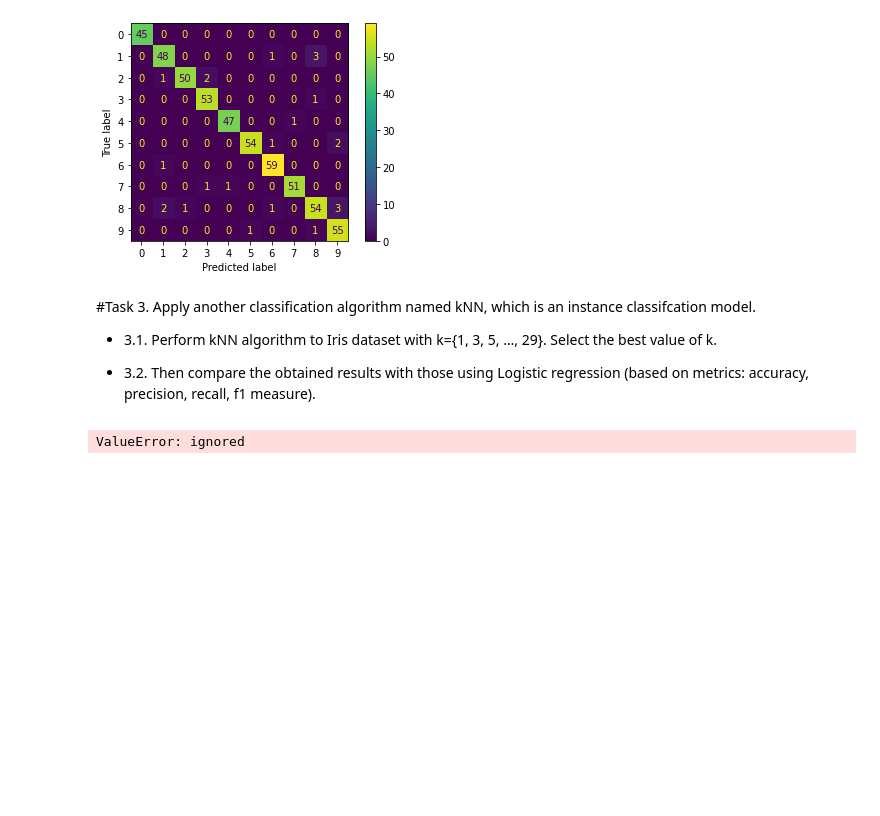
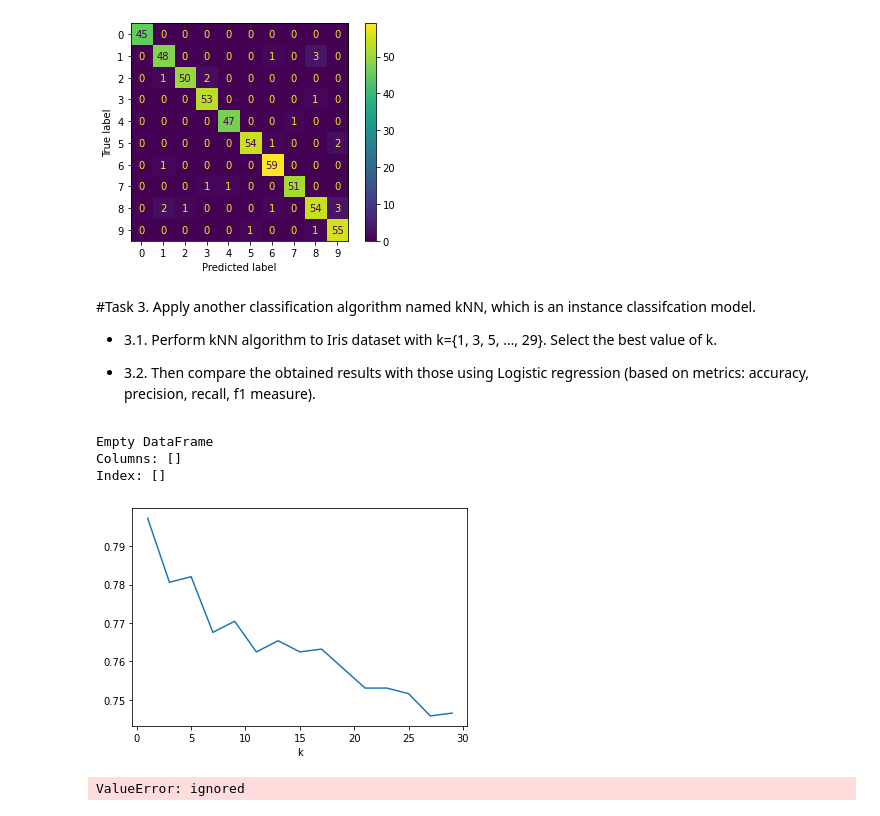
Before and after one commit to NguyenThiTrucMai/MayHoc, a Jupyter notebook: Lab_4_20130321_NguyenThiTrucMai.ipynb, the cells around one changed output. Saved outputs shown, nothing was run; the diff lists cells and outputs as text; code cells hidden in the pictures; blank space fills up the shorter version.

```diff
--- a/Lab_4_20130321_NguyenThiTrucMai.ipynb
+++ b/Lab_4_20130321_NguyenThiTrucMai.ipynb
@@ -171,31 +171,36 @@ Apply another classification algorithm named kNN, which is an instance classifca
 *   3.2. Then compare the obtained results with those using Logistic regression (based on metrics: accuracy, precision, recall, f1 measure).
 # %%
 # code
-# from sklearn.neighbors import KNeighborsClassifier
-# import matplotlib.pyplot as plt
+from sklearn.neighbors import KNeighborsClassifier
+import matplotlib.pyplot as plt
 
-# k_range = range(1, 30, 2)
-# accuracy= []
-# precision=[]
-# recall =[]
-# f1 = []
+k_range = range(1, 30, 2)
+accuracy= []
+precision=[]
+recall =[]
+f1 = []
 
-# for k in k_range:
-#   KNN= KNeighborsClassifier(n_neighbors=k)
-#   KNN.fit(X_train, y_train)
-#   y_pred = KNN.predict(X_test)
-#   accuracy.append(metrics.accuracy_score(y_test, y_pred))
-#   precision.append(metrics.precision_score(y_test, y_pred, average ='micro'))
-#   recall.append( metrics.recall_score(y_test, y_pred, average ='micro'))
-#   f1.append(metrics.f1_score(y_test, y_pred, average ='micro'))
+for k in k_range:
+  KNN= KNeighborsClassifier(n_neighbors=k)
+  KNN.fit(X_train, y_train)
+  y_pred = KNN.predict(X_test)
+  accuracy.append(metrics.accuracy_score(y_test, y_pred))
+  precision.append(metrics.precision_score(y_test, y_pred, average ='micro'))
+  recall.append( metrics.recall_score(y_test, y_pred, average ='micro'))
+  f1.append(metrics.f1_score(y_test, y_pred, average ='micro'))
 
-# plt.plot(k_range,accuracy)
-# plt.xlabel("k")
+plt.plot(k_range,accuracy)
+plt.xlabel("k")
 
 
 
-# pf =pd.DataFrame();
-# dataset = pd.read_csv("spambase_csv.csv")
-# # dataset.head(10)
-# print(pf)
+pf =pd.DataFrame();
+dataset = pd.read_csv("spambase_csv.csv")
+# dataset.head(10)
+print(pf)
+# %% [output]
+Empty DataFrame
+Columns: []
+Index: []
+[figure, added]
 # %%
```
Also changed, not shown: parts of 1 cell of this notebook.
